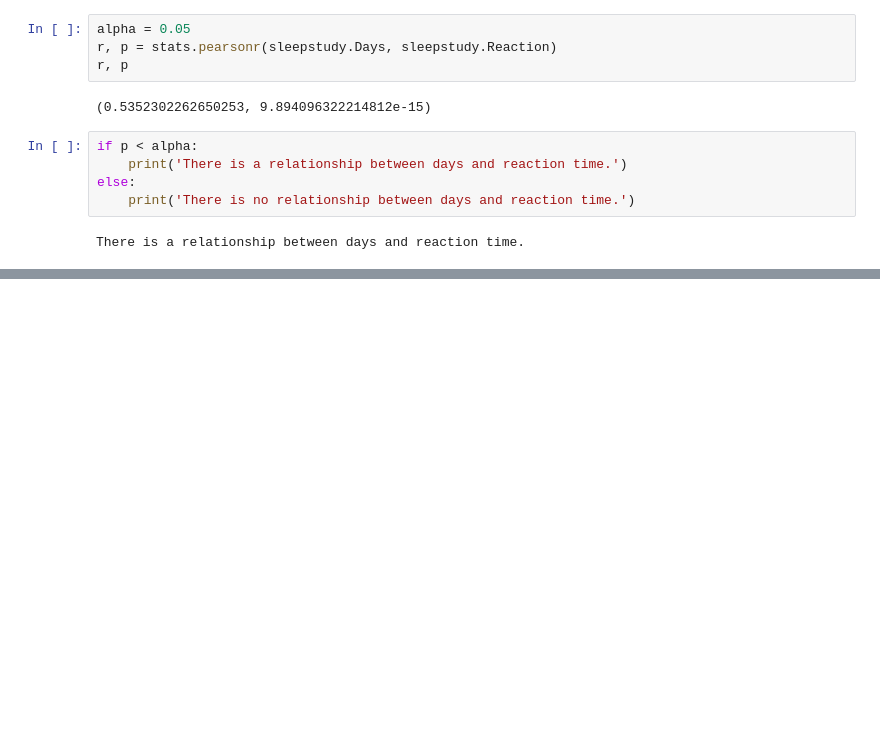
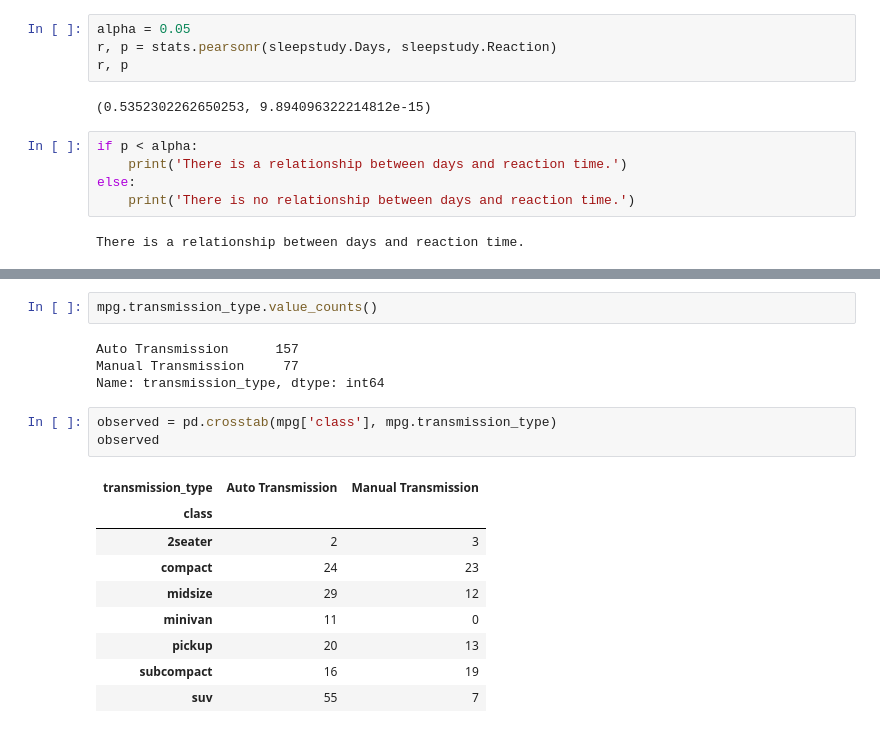
Before and after one commit to Chenchen070/statistics-exercises, a Jupyter notebook: hypothesis_testing.ipynb, the cells around one changed output, grey strips where cells are left out. Cells and saved outputs as stored; diff of their text form; blank space fills up the shorter version.

```diff
--- a/hypothesis_testing.ipynb
+++ b/hypothesis_testing.ipynb
@@ -683,0 +778,19 @@ There is a relationship between days and reaction time.
+# %%
+mpg.transmission_type.value_counts()
+# %% [output]
+Auto Transmission      157
+Manual Transmission     77
+Name: transmission_type, dtype: int64
+# %%
+observed = pd.crosstab(mpg['class'], mpg.transmission_type)
+observed
+# %% [output]
+| transmission_type | Auto Transmission | Manual Transmission |
+| class |  |  |
+| 2seater | 2 | 3 |
+| compact | 24 | 23 |
+| midsize | 29 | 12 |
+| minivan | 11 | 0 |
+| pickup | 20 | 13 |
+| subcompact | 16 | 19 |
+| suv | 55 | 7 |
```
Also changed, not shown: parts of 59 cells of this notebook.
